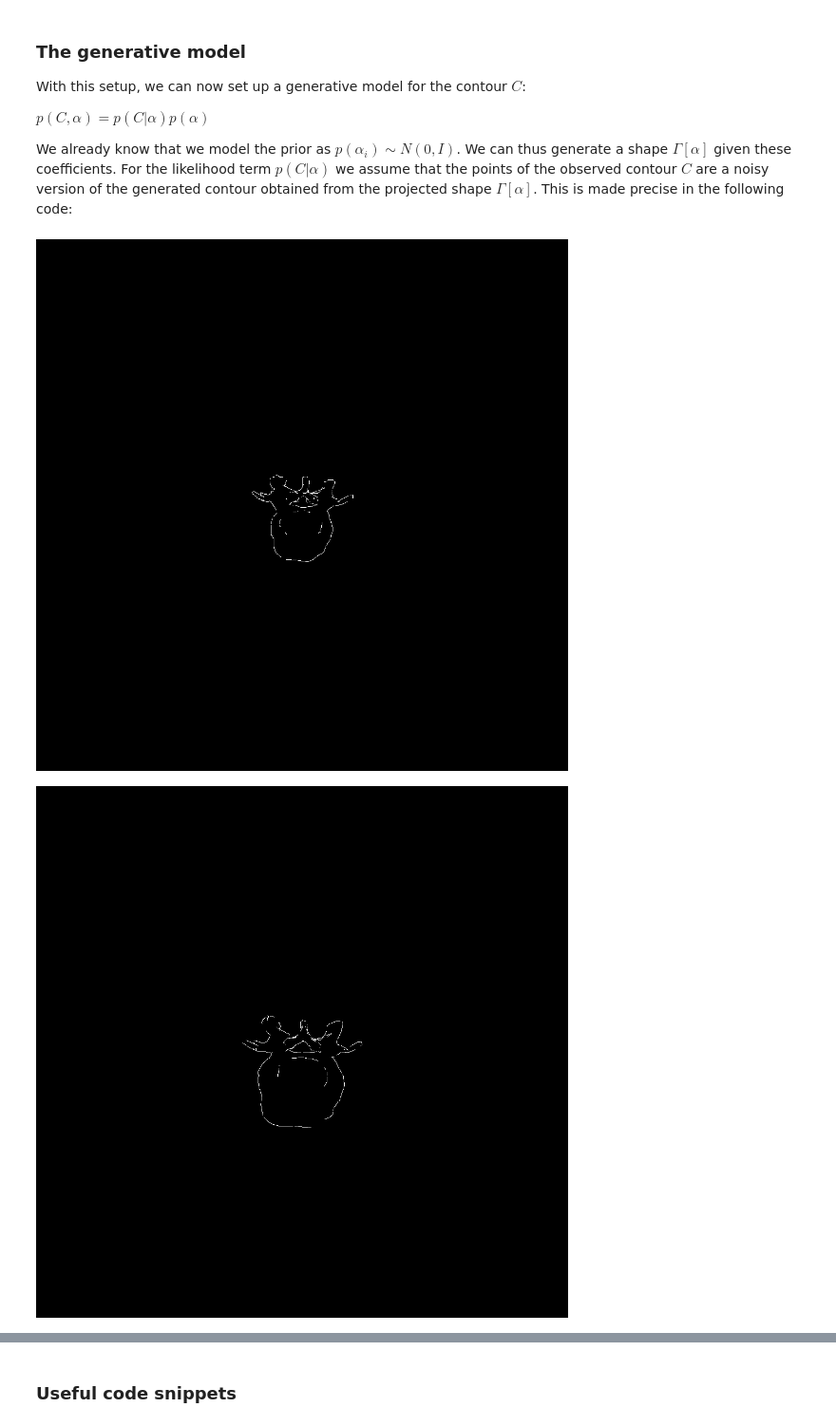
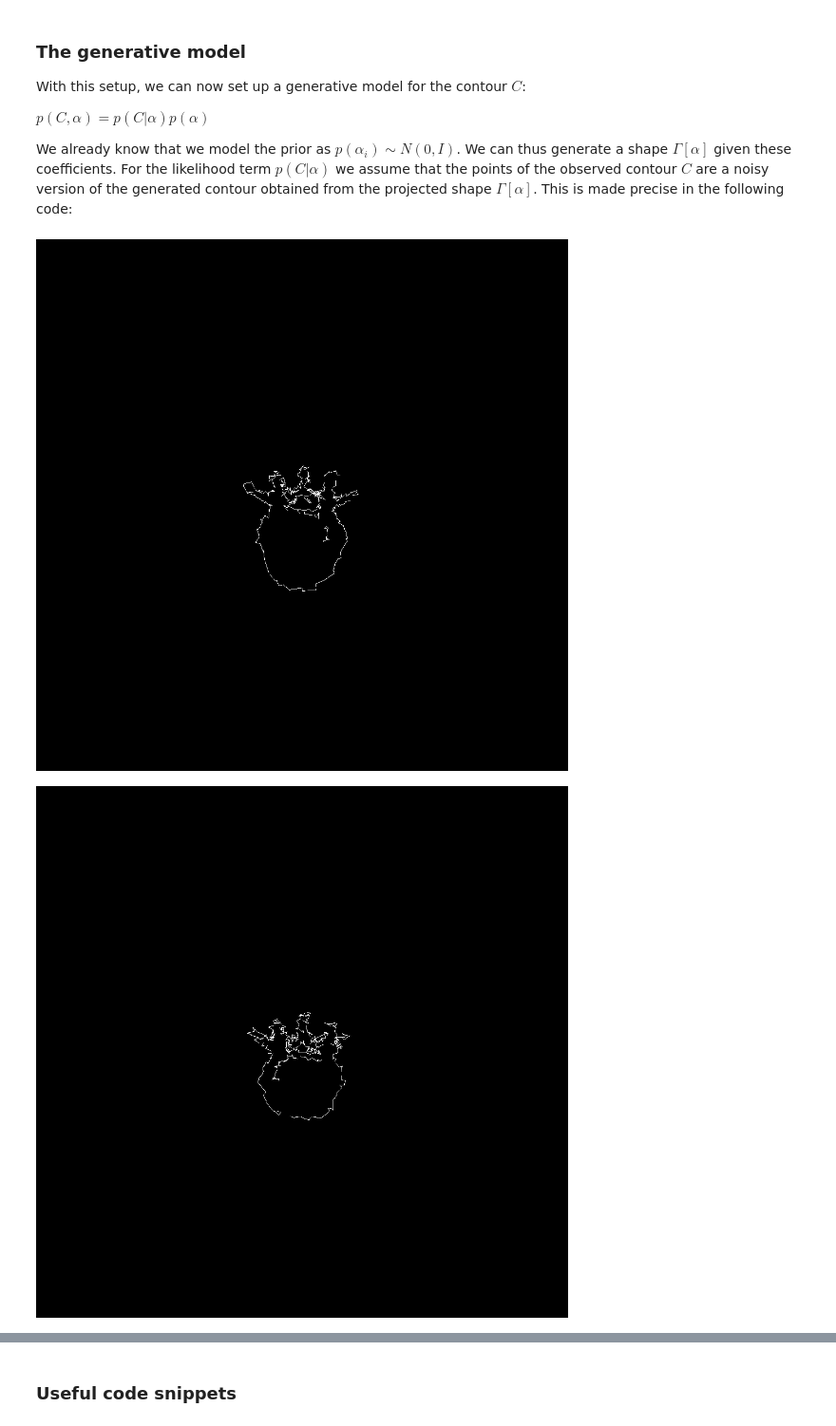
Before and after one commit to shape-the-world/big-data-africa-23, a Jupyter notebook: notebooks/shape-modelling.ipynb, the cells around one changed output, grey strips where cells are left out. Shown at 95% size. Saved outputs shown, nothing was run; the diff lists cells and outputs as text; code cells hidden in the pictures.

```diff
--- a/notebooks/shape-modelling.ipynb
+++ b/notebooks/shape-modelling.ipynb
@@ -154,32 +155,32 @@ We already know that we model the prior as $p(\alpha_i) \sim N(0, I)$. We can th
 # %%
 def generate() : LineMesh[_2D] =
 
     val sensorDistance = 100
     val sourceLocation = Point3D(0, 0, 50)
 
     // sample from the prior
     val alpha = MultivariateGaussian(DenseVector.zeros[Double](vertebraModel.rank), DenseMatrix.eye[Double](vertebraModel.rank)).draw()
     val sample = vertebraModel.instance(alpha)
 
     // project the sampled shape to get the contour
     val sampledContour = ContourRenderer.projectMeshContours(sample, sensorDistance, sourceLocation)
 
     // add Gaussian noise to each point
-    val sigma = 1e-3
+    val sigma = 10.0
 
     val noiseTransform = Transformation2D( (point : Point[_2D]) =>
             val pointVec = DenseVector(point.x, point.y)
             val noisyPoint = MultivariateGaussian(pointVec, DenseMatrix.eye[Double](2)* sigma).draw()
 
             Point2D(noisyPoint(0), noisyPoint(1))
         )
     sampledContour.transform(noiseTransform)
 
 
 
 for i <- 0 until 5 do
     val contour = generate()
     ContourRenderer.renderMeshContour(contour, 1000, 1000).show()
 # %% [output]
-[figure, old version]
+[figure, new version]
-[figure, old version]
+[figure, new version]
```
Also changed, not shown: parts of 6 cells of this notebook, 2 other files.
